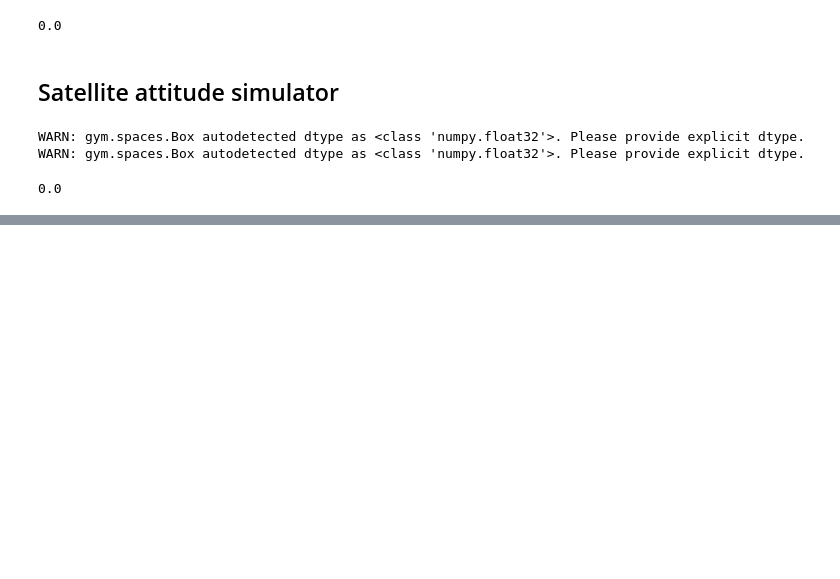
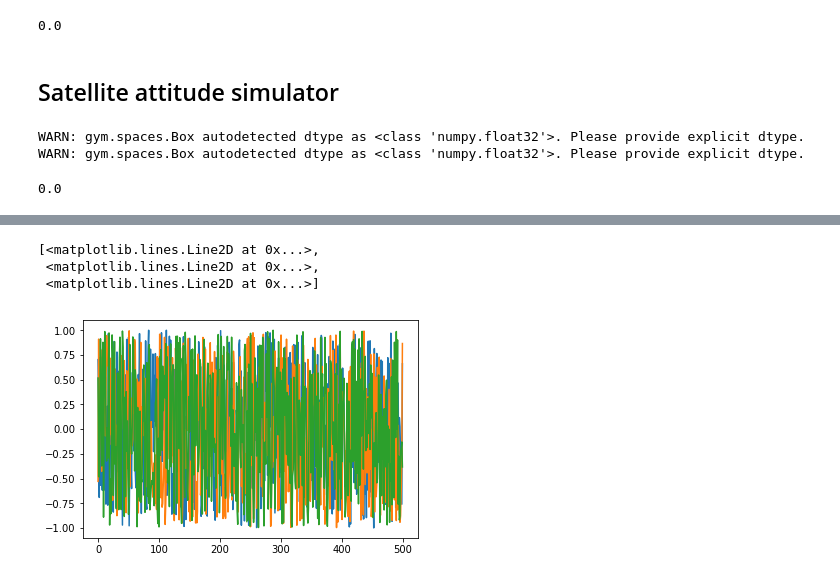
Before and after one commit to alex-faustino/rl-sandbox, a Jupyter notebook: homework/hw1/hw1_vedant2/HW1_vedant2.ipynb, the cells around one changed output, grey strips where cells are left out. Cells and saved outputs as stored; diff of their text form; code cells hidden in the pictures; blank space fills up the shorter version.

```diff
--- a/homework/hw1/hw1_vedant2/HW1_vedant2.ipynb
+++ b/homework/hw1/hw1_vedant2/HW1_vedant2.ipynb
@@ -71,0 +88,7 @@ print(reward)
+# %%
+plot(np.array(action_list))
+# %% [output]
+[<matplotlib.lines.Line2D at 0x...>,
+ <matplotlib.lines.Line2D at 0x...>,
+ <matplotlib.lines.Line2D at 0x...>]
+[figure, added]
```
Also changed, not shown: parts of 6 cells of this notebook, 6 other files.
